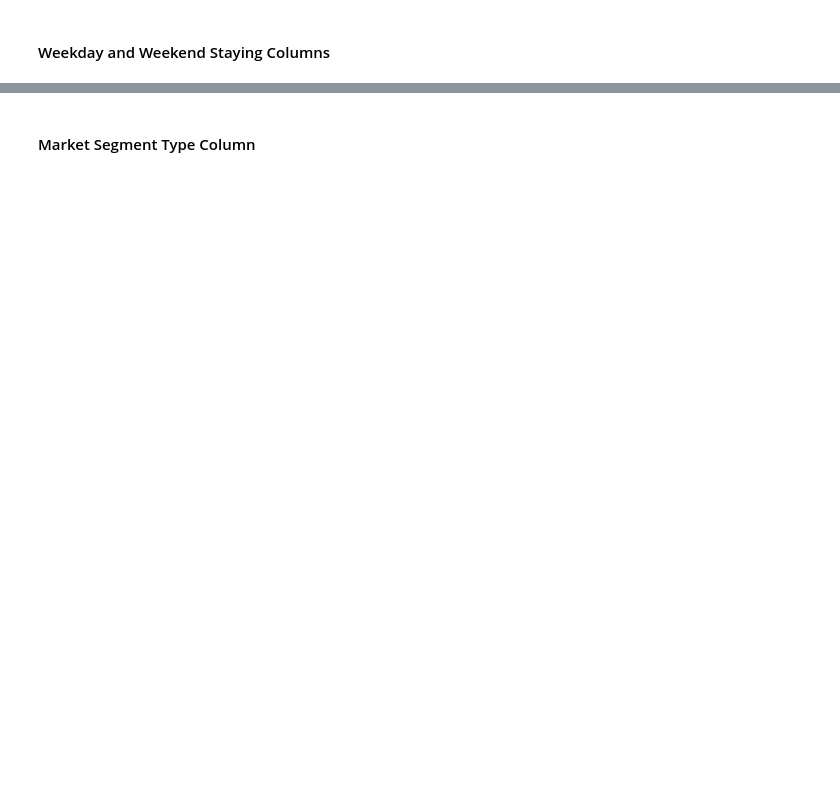
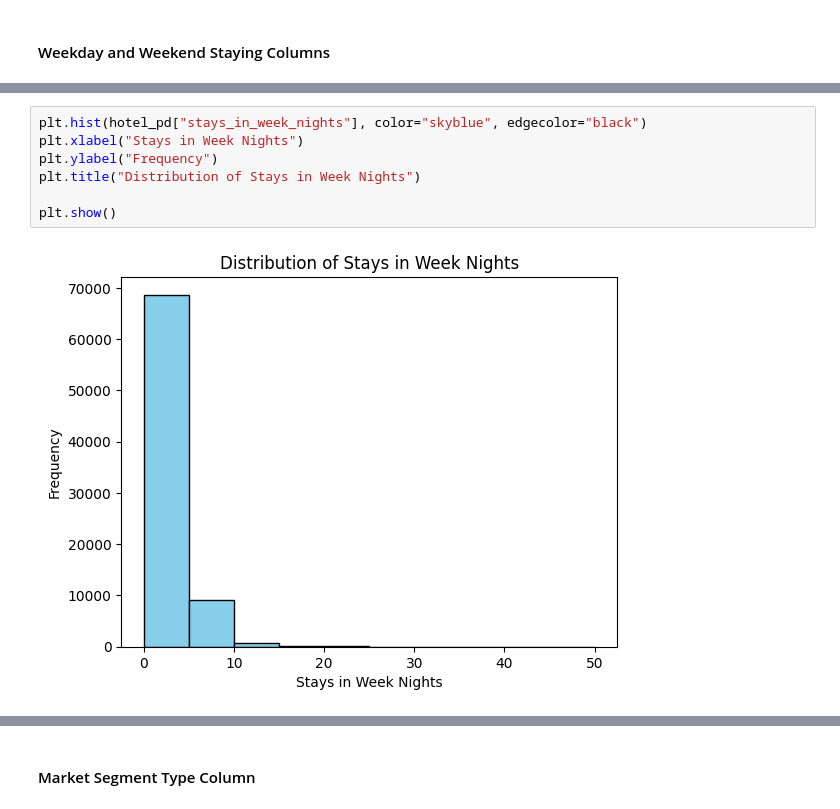
Before and after one commit to achen409/cs236-project, a Jupyter notebook: hotel_booking_cleaning.ipynb, the cells around one changed output, grey strips where cells are left out. Cells and saved outputs as stored; diff of their text form; blank space fills up the shorter version.

```diff
--- a/hotel_booking_cleaning.ipynb
+++ b/hotel_booking_cleaning.ipynb
@@ -159,0 +232,9 @@ arrival_date_counts
+# %%
+plt.hist(hotel_pd["stays_in_week_nights"], color="skyblue", edgecolor="black")
+plt.xlabel("Stays in Week Nights")
+plt.ylabel("Frequency")
+plt.title("Distribution of Stays in Week Nights")
+
+plt.show()
+# %% [output]
+[figure, added]
```
Also changed, not shown: parts of 24 cells of this notebook.
